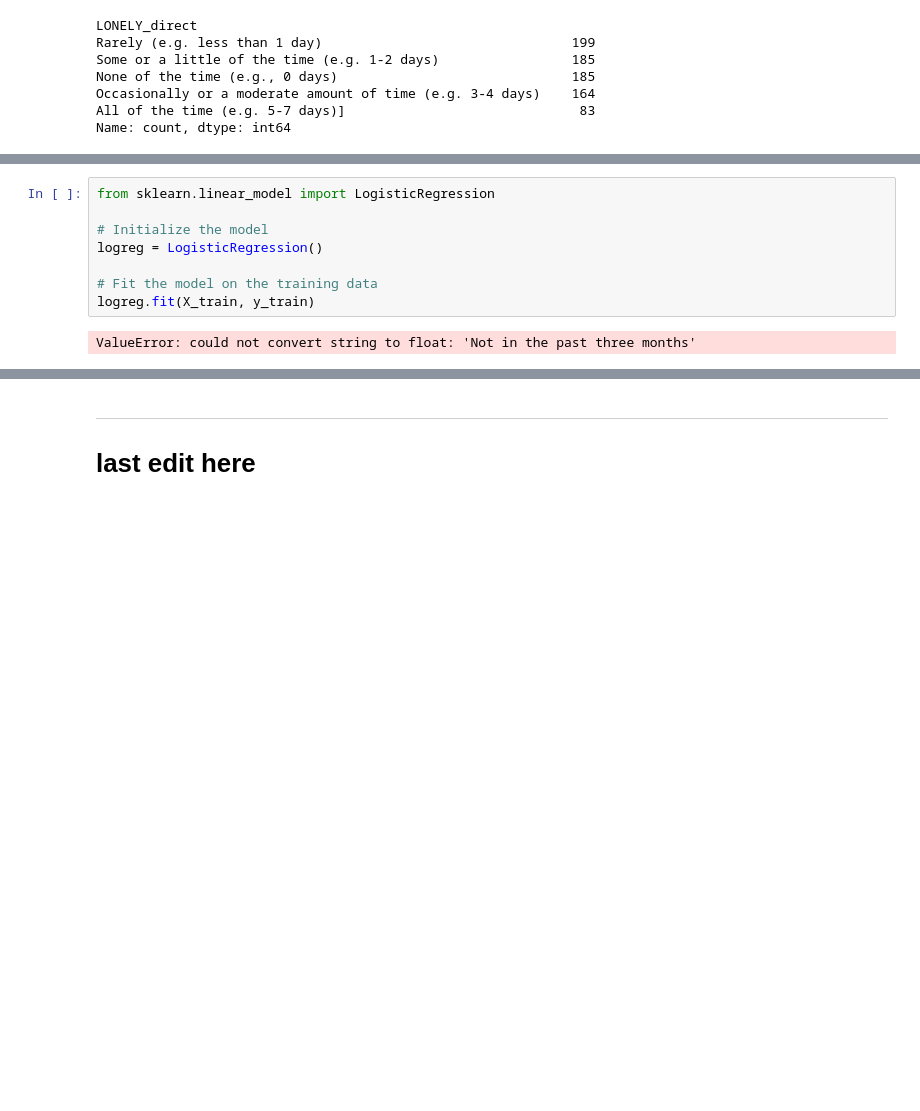
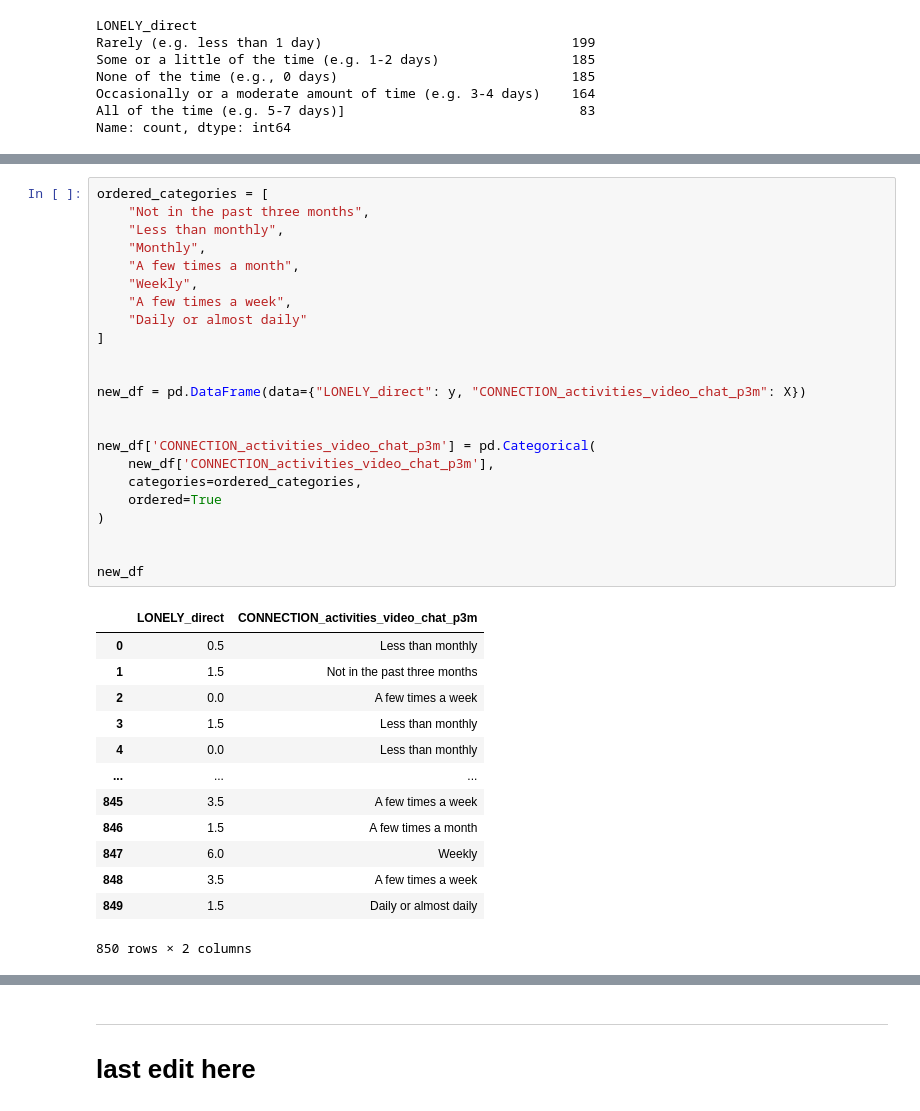
Before and after one commit to Zain-Mahmoud/sta130cp, a Jupyter notebook: Rana analysis.ipynb, the cells around one changed output, grey strips where cells are left out. Drawn from its saved outputs; the diff is of its cells as text; blank space fills up the shorter version.

```diff
--- a/Rana analysis.ipynb
+++ b/Rana analysis.ipynb
@@ -112,10 +119,37 @@ X_train, X_test, y_train, y_test = train_test_split(X, y, test_size=0.2, random_
-# %%
-from sklearn.linear_model import LogisticRegression
-
-# Initialize the model
-logreg = LogisticRegression()
-
-# Fit the model on the training data
-logreg.fit(X_train, y_train)
-# %% [output]
-ValueError: could not convert string to float: 'Not in the past three months'
+# %%
+ordered_categories = [
+    "Not in the past three months",
+    "Less than monthly",
+    "Monthly",
+    "A few times a month",
+    "Weekly",
+    "A few times a week",
+    "Daily or almost daily"
+]
+
+
+new_df = pd.DataFrame(data={"LONELY_direct": y, "CONNECTION_activities_video_chat_p3m": X})
+
+
+new_df['CONNECTION_activities_video_chat_p3m'] = pd.Categorical(
+    new_df['CONNECTION_activities_video_chat_p3m'],
+    categories=ordered_categories,
+    ordered=True
+)
+
+
+new_df
+# %% [output]
+|  | LONELY_direct | CONNECTION_activities_video_chat_p3m |
+| 0 | 0.5 | Less than monthly |
+| 1 | 1.5 | Not in the past three months |
+| 2 | 0.0 | A few times a week |
+| 3 | 1.5 | Less than monthly |
+| 4 | 0.0 | Less than monthly |
+| ... | ... | ... |
+| 845 | 3.5 | A few times a week |
+| 846 | 1.5 | A few times a month |
+| 847 | 6.0 | Weekly |
+| 848 | 3.5 | A few times a week |
+| 849 | 1.5 | Daily or almost daily |
+850 rows × 2 columns
```
Also changed, not shown: parts of 10 cells of this notebook.
